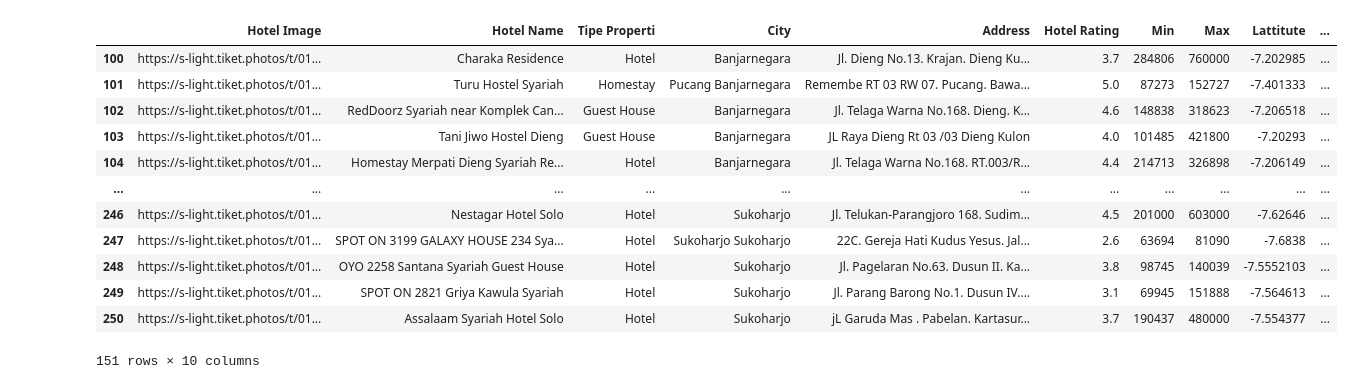
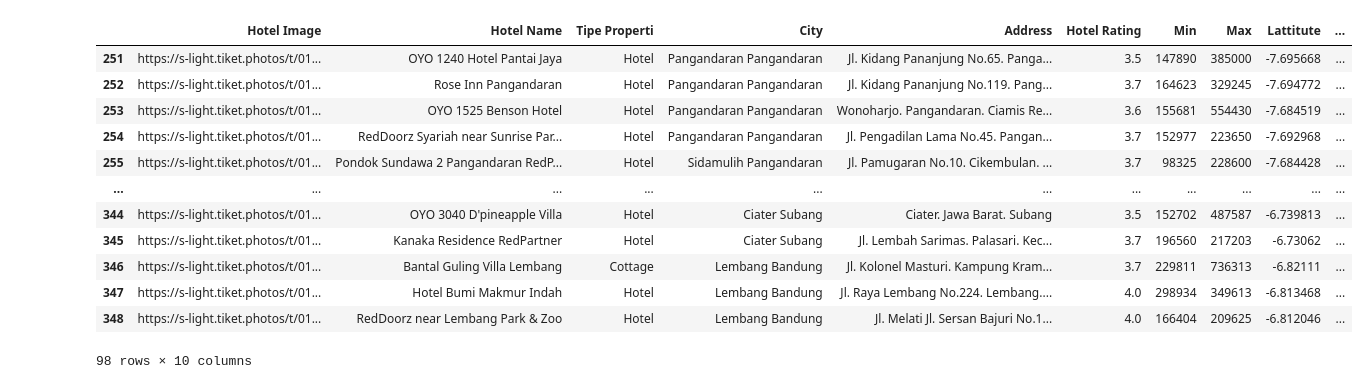
Before and after one commit to mister-riduro/datasets-final-project, a Jupyter notebook: Scrap_Hotel/scrap2-hotelDatas-tiket.ipynb, the cells around one changed output. Cells and saved outputs as stored; diff of their text form; code cells hidden in the pictures.

Commit message:
add new datas on tourism, hotel, and db data

```diff
--- a/Scrap_Hotel/scrap2-hotelDatas-tiket.ipynb
+++ b/Scrap_Hotel/scrap2-hotelDatas-tiket.ipynb
@@ -228,27 +182,27 @@ for i in range(0, len(link_hotel)):
 # %%
 # print(type(minPrice))
 
 # df = pd.DataFrame(list(zip(hotelImage, hotelName, propertyType, cityHotel, addressHotel, hotelRating, minPrice, maxPrice,facilities, lattitude, longitude)), columns =['Hotel Image', 'Hotel Name', 'Tipe Properti','City', 'Address', 'Hotel Rating', 'Min', 'Max', 'Facilities', 'Lattitute', 'Longitude'])
 # df
 
 df = pd.DataFrame(list(zip(hotelImage, hotelName, propertyType, cityHotel, addressHotel, hotelRating, minPrice, maxPrice, lattitude, longitude)), columns =['Hotel Image', 'Hotel Name', 'Tipe Properti','City', 'Address', 'Hotel Rating', 'Min', 'Max', 'Lattitute', 'Longitude'])
-df.index += 251
+df.index += 349
 
 df
 
 # len(minPrice)
 # %% [output]
 |  | Hotel Image | Hotel Name | Tipe Properti | City | Address | Hotel Rating | Min | Max | Lattitute | ... |
-| 100 | https://s-light.tiket.photos/t/01... | Charaka Residence | Hotel | Banjarnegara | Jl. Dieng No.13. Krajan. Dieng Ku... | 3.7 | 284806 | 760000 | -7.202985 | ... |
-| 101 | https://s-light.tiket.photos/t/01... | Turu Hostel Syariah | Homestay | Pucang Banjarnegara | Remembe RT 03 RW 07. Pucang. Bawa... | 5.0 | 87273 | 152727 | -7.401333 | ... |
-| 102 | https://s-light.tiket.photos/t/01... | RedDoorz Syariah near Komplek Can... | Guest House | Banjarnegara | Jl. Telaga Warna No.168. Dieng. K... | 4.6 | 148838 | 318623 | -7.206518 | ... |
-| 103 | https://s-light.tiket.photos/t/01... | Tani Jiwo Hostel Dieng | Guest House | Banjarnegara | JL Raya Dieng Rt 03 /03 Dieng Kulon | 4.0 | 101485 | 421800 | -7.20293 | ... |
-| 104 | https://s-light.tiket.photos/t/01... | Homestay Merpati Dieng Syariah Re... | Hotel | Banjarnegara | Jl. Telaga Warna No.168. RT.003/R... | 4.4 | 214713 | 326898 | -7.206149 | ... |
+| 251 | https://s-light.tiket.photos/t/01... | OYO 1240 Hotel Pantai Jaya | Hotel | Pangandaran Pangandaran | Jl. Kidang Pananjung No.65. Panga... | 3.5 | 147890 | 385000 | -7.695668 | ... |
+| 252 | https://s-light.tiket.photos/t/01... | Rose Inn Pangandaran | Hotel | Pangandaran Pangandaran | Jl. Kidang Pananjung No.119. Pang... | 3.7 | 164623 | 329245 | -7.694772 | ... |
+| 253 | https://s-light.tiket.photos/t/01... | OYO 1525 Benson Hotel | Hotel | Pangandaran Pangandaran | Wonoharjo. Pangandaran. Ciamis Re... | 3.6 | 155681 | 554430 | -7.684519 | ... |
+| 254 | https://s-light.tiket.photos/t/01... | RedDoorz Syariah near Sunrise Par... | Hotel | Pangandaran Pangandaran | Jl. Pengadilan Lama No.45. Pangan... | 3.7 | 152977 | 223650 | -7.692968 | ... |
+| 255 | https://s-light.tiket.photos/t/01... | Pondok Sundawa 2 Pangandaran RedP... | Hotel | Sidamulih Pangandaran | Jl. Pamugaran No.10. Cikembulan. ... | 3.7 | 98325 | 228600 | -7.684428 | ... |
 | ... | ... | ... | ... | ... | ... | ... | ... | ... | ... | ... |
-| 246 | https://s-light.tiket.photos/t/01... | Nestagar Hotel Solo | Hotel | Sukoharjo | Jl. Telukan-Parangjoro 168. Sudim... | 4.5 | 201000 | 603000 | -7.62646 | ... |
-| 247 | https://s-light.tiket.photos/t/01... | SPOT ON 3199 GALAXY HOUSE 234 Sya... | Hotel | Sukoharjo Sukoharjo | 22C. Gereja Hati Kudus Yesus. Jal... | 2.6 | 63694 | 81090 | -7.6838 | ... |
-| 248 | https://s-light.tiket.photos/t/01... | OYO 2258 Santana Syariah Guest House | Hotel | Sukoharjo | Jl. Pagelaran No.63. Dusun II. Ka... | 3.8 | 98745 | 140039 | -7.5552103 | ... |
-| 249 | https://s-light.tiket.photos/t/01... | SPOT ON 2821 Griya Kawula Syariah | Hotel | Sukoharjo | Jl. Parang Barong No.1. Dusun IV.... | 3.1 | 69945 | 151888 | -7.564613 | ... |
-| 250 | https://s-light.tiket.photos/t/01... | Assalaam Syariah Hotel Solo | Hotel | Sukoharjo | jL Garuda Mas . Pabelan. Kartasur... | 3.7 | 190437 | 480000 | -7.554377 | ... |
+| 344 | https://s-light.tiket.photos/t/01... | OYO 3040 D'pineapple Villa | Hotel | Ciater Subang | Ciater. Jawa Barat. Subang | 3.5 | 152702 | 487587 | -6.739813 | ... |
+| 345 | https://s-light.tiket.photos/t/01... | Kanaka Residence RedPartner | Hotel | Ciater Subang | Jl. Lembah Sarimas. Palasari. Kec... | 3.7 | 196560 | 217203 | -6.73062 | ... |
+| 346 | https://s-light.tiket.photos/t/01... | Bantal Guling Villa Lembang | Cottage | Lembang Bandung | Jl. Kolonel Masturi. Kampung Kram... | 3.7 | 229811 | 736313 | -6.82111 | ... |
+| 347 | https://s-light.tiket.photos/t/01... | Hotel Bumi Makmur Indah | Hotel | Lembang Bandung | Jl. Raya Lembang No.224. Lembang.... | 4.0 | 298934 | 349613 | -6.813468 | ... |
+| 348 | https://s-light.tiket.photos/t/01... | RedDoorz near Lembang Park & Zoo | Hotel | Lembang Bandung | Jl. Melati Jl. Sersan Bajuri No.1... | 4.0 | 166404 | 209625 | -6.812046 | ... |
-151 rows × 10 columns
+98 rows × 10 columns
 # %%
```
Also changed, not shown: parts of 5 cells of this notebook, 9 other files.
